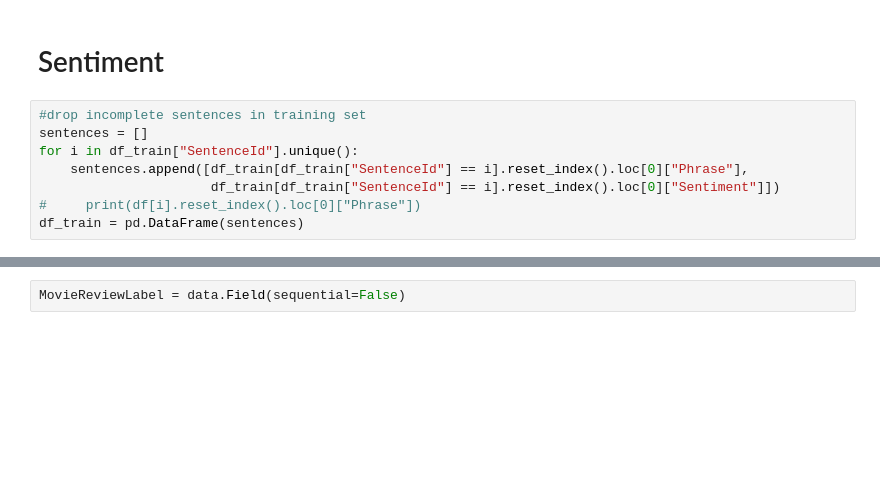
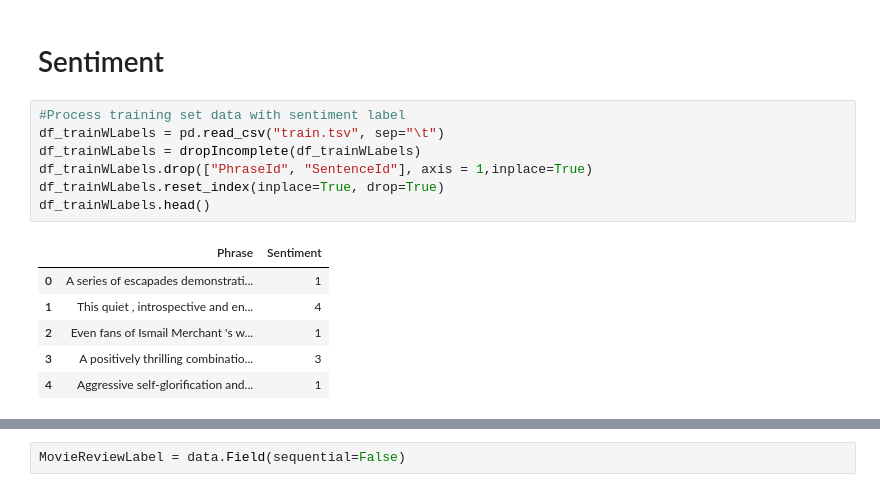
Before and after one commit to Muosvr/movie-review-sentiment-analysis-kernels-only, a Jupyter notebook: movie-review-sentiment-analysis-kernels-only.ipynb, the cells around one changed output, grey strips where cells are left out. Saved outputs shown, nothing was run; the diff lists cells and outputs as text; blank space fills up the shorter version.

```diff
--- a/movie-review-sentiment-analysis-kernels-only.ipynb
+++ b/movie-review-sentiment-analysis-kernels-only.ipynb
@@ -234,11 +253,17 @@ have been been a movie . < eos > the film is a good movie , but it 's a ...
 # %% [markdown]
 # Sentiment
-# %%
-#drop incomplete sentences in training set
-sentences = []
-for i in df_train["SentenceId"].unique():
-    sentences.append([df_train[df_train["SentenceId"] == i].reset_index().loc[0]["Phrase"],
-                      df_train[df_train["SentenceId"] == i].reset_index().loc[0]["Sentiment"]])
-#     print(df[i].reset_index().loc[0]["Phrase"])
-df_train = pd.DataFrame(sentences)
+# %%
+#Process training set data with sentiment label
+df_trainWLabels = pd.read_csv("train.tsv", sep="\t")
+df_trainWLabels = dropIncomplete(df_trainWLabels)
+df_trainWLabels.drop(["PhraseId", "SentenceId"], axis = 1,inplace=True)
+df_trainWLabels.reset_index(inplace=True, drop=True)
+df_trainWLabels.head()
+# %% [output]
+|  | Phrase | Sentiment |
+| 0 | A series of escapades demonstrati... | 1 |
+| 1 | This quiet , introspective and en... | 4 |
+| 2 | Even fans of Ismail Merchant 's w... | 1 |
+| 3 | A positively thrilling combinatio... | 3 |
+| 4 | Aggressive self-glorification and... | 1 |
 # %%
```
Also changed, not shown: parts of 33 cells of this notebook, 1 other file.
